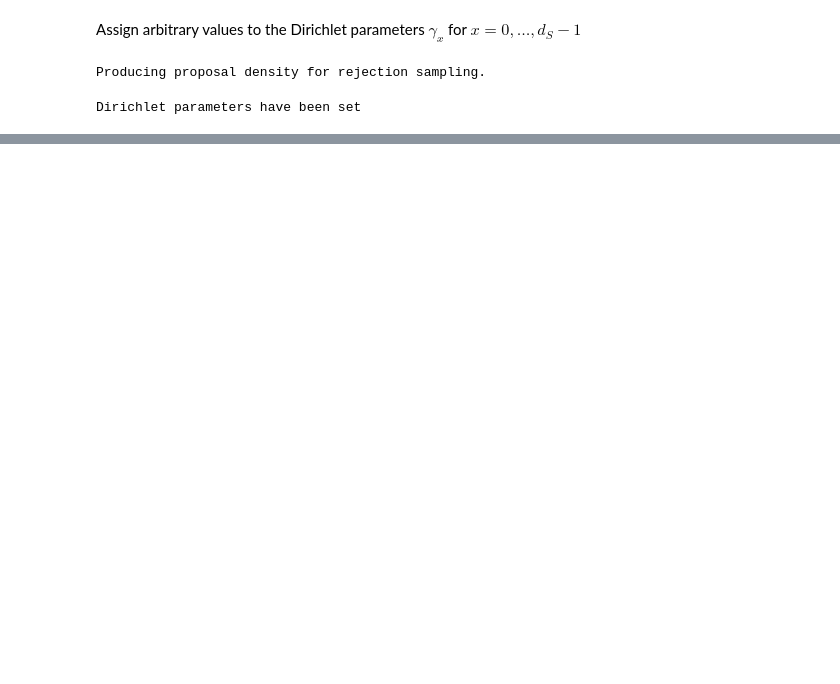
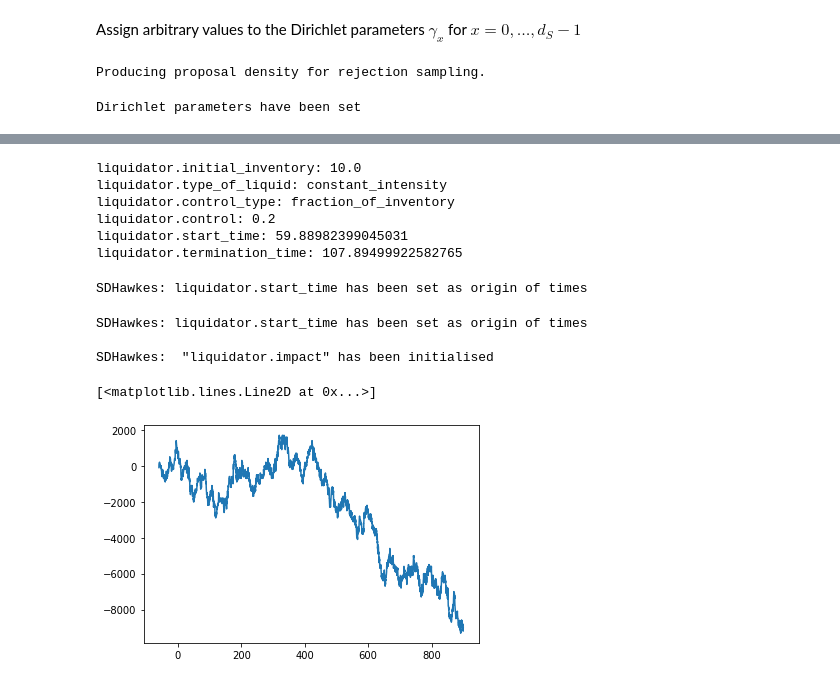
Before and after one commit to claudio-ICL/pipest, a Jupyter notebook: pipest/simul_and_liquid.ipynb, the cells around one changed output, grey strips where cells are left out. Saved outputs shown, nothing was run; the diff lists cells and outputs as text; code cells hidden in the pictures; blank space fills up the shorter version.

```diff
--- a/pipest/simul_and_liquid.ipynb
+++ b/pipest/simul_and_liquid.ipynb
@@ -174,0 +190,21 @@ End of simulation: run_time=20.2 seconds
+# %%
+model.liquidator.print_info()
+# %% [output]
+liquidator.initial_inventory: 10.0
+liquidator.type_of_liquid: constant_intensity
+liquidator.control_type: fraction_of_inventory
+liquidator.control: 0.2
+liquidator.start_time: 59.88982399045031
+liquidator.termination_time: 107.89499922582765
+# %%
+model.make_start_liquid_origin_of_times(delete_negative_times=False)
+# %% [output]
+SDHawkes: liquidator.start_time has been set as origin of times
+# %%
+model.create_impact_profile(delete_negative_times=False,
+                            produce_weakly_defl_pp=False,
+                            maxiter=10, num_init_guesses=1)
+# %% [output]
+SDHawkes: liquidator.start_time has been set as origin of times
+
+SDHawkes:  "liquidator.impact" has been initialised
@@ -174,0 +215,5 @@ End of simulation: run_time=20.2 seconds
+# %%
+plt.plot(model.simulated_price[:,0], model.simulated_price[:,1])
+# %% [output]
+[<matplotlib.lines.Line2D at 0x...>]
+[figure, added]
```
Also changed, not shown: parts of 17 cells of this notebook, 12 other files.
